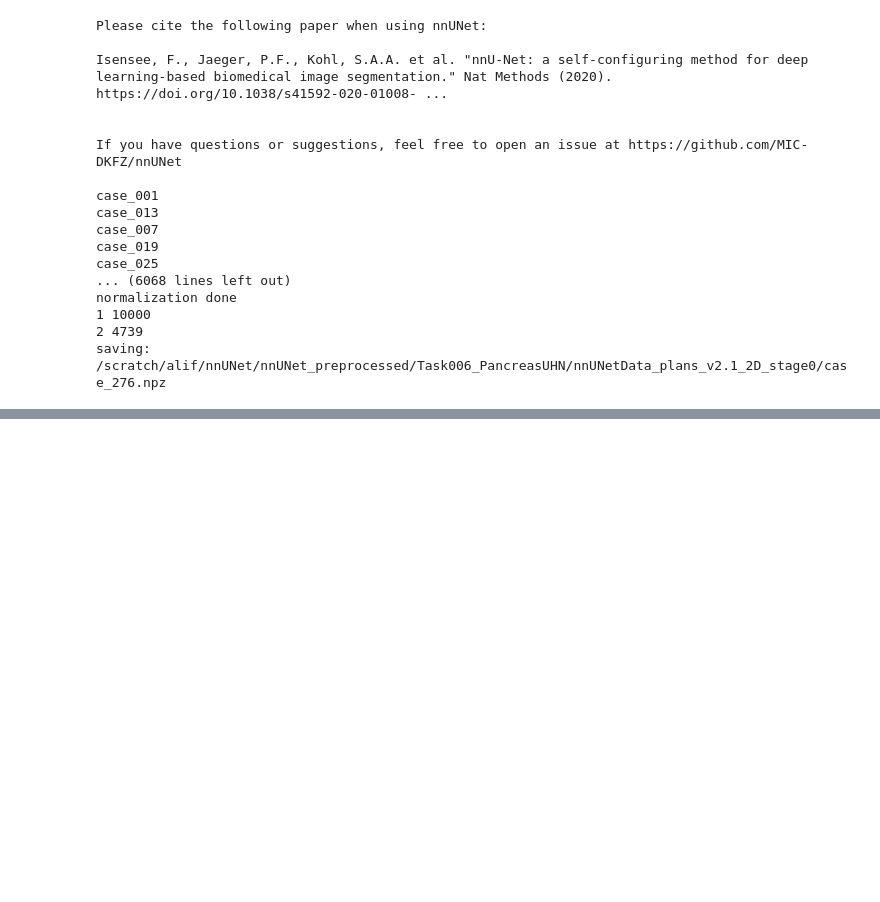
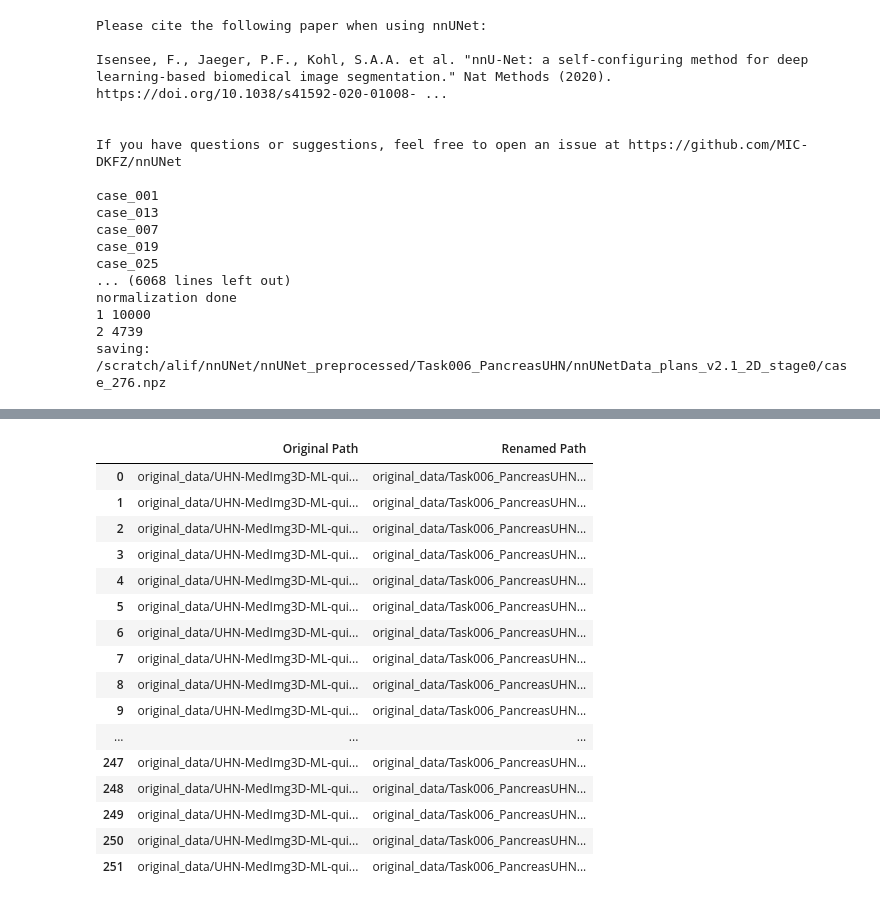
Before and after one commit to alif-munim/nnUNet, a Jupyter notebook: data_preprocessing.ipynb, the cells around one changed output, grey strips where cells are left out. Drawn from its saved outputs; the diff is of its cells as text; code cells hidden in the pictures; blank space fills up the shorter version.

```diff
--- a/data_preprocessing.ipynb
+++ b/data_preprocessing.ipynb
@@ -1367,0 +1516,49 @@ epoch:  9
+# %%
+import pandas as pd
+
+# Set maximum number of rows to display
+pd.set_option('display.max_rows', None)
+
+# Set maximum number of columns to display
+pd.set_option('display.max_columns', None)
+
+# Set maximum display width
+pd.set_option('display.width', 1000)
+
+# Set maximum number of columns to display
+pd.set_option('display.max_columns', None)
+
+# Set maximum column width
+pd.set_option('display.max_colwidth', None)
+
+df = pd.DataFrame.from_dict(file_mapping, orient='index', columns=['Renamed Path'])
+
+# Rename the index to 'Original Path'
+df.index.name = 'Original Path'
+
+# Reset the index to make 'Original Path' a column
+df.reset_index(inplace=True)
+# %%
+df_train = df[df['Original Path'].str.contains('train')]
+df_test = df[df['Original Path'].str.contains('test')]
+df_val = df[df['Original Path'].str.contains('validation')]
+# %%
+df_train
+# %% [output]
+|  | Original Path | Renamed Path |
+| 0 | original_data/UHN-MedImg3D-ML-qui... | original_data/Task006_PancreasUHN... |
+| 1 | original_data/UHN-MedImg3D-ML-qui... | original_data/Task006_PancreasUHN... |
+| 2 | original_data/UHN-MedImg3D-ML-qui... | original_data/Task006_PancreasUHN... |
+| 3 | original_data/UHN-MedImg3D-ML-qui... | original_data/Task006_PancreasUHN... |
+| 4 | original_data/UHN-MedImg3D-ML-qui... | original_data/Task006_PancreasUHN... |
+| 5 | original_data/UHN-MedImg3D-ML-qui... | original_data/Task006_PancreasUHN... |
+| 6 | original_data/UHN-MedImg3D-ML-qui... | original_data/Task006_PancreasUHN... |
+| 7 | original_data/UHN-MedImg3D-ML-qui... | original_data/Task006_PancreasUHN... |
+| 8 | original_data/UHN-MedImg3D-ML-qui... | original_data/Task006_PancreasUHN... |
+| 9 | original_data/UHN-MedImg3D-ML-qui... | original_data/Task006_PancreasUHN... |
+| ... | ... | ... |
+| 247 | original_data/UHN-MedImg3D-ML-qui... | original_data/Task006_PancreasUHN... |
+| 248 | original_data/UHN-MedImg3D-ML-qui... | original_data/Task006_PancreasUHN... |
+| 249 | original_data/UHN-MedImg3D-ML-qui... | original_data/Task006_PancreasUHN... |
+| 250 | original_data/UHN-MedImg3D-ML-qui... | original_data/Task006_PancreasUHN... |
+| 251 | original_data/UHN-MedImg3D-ML-qui... | original_data/Task006_PancreasUHN... |
```
Also changed, not shown: parts of 10 cells of this notebook, 2 other files.
